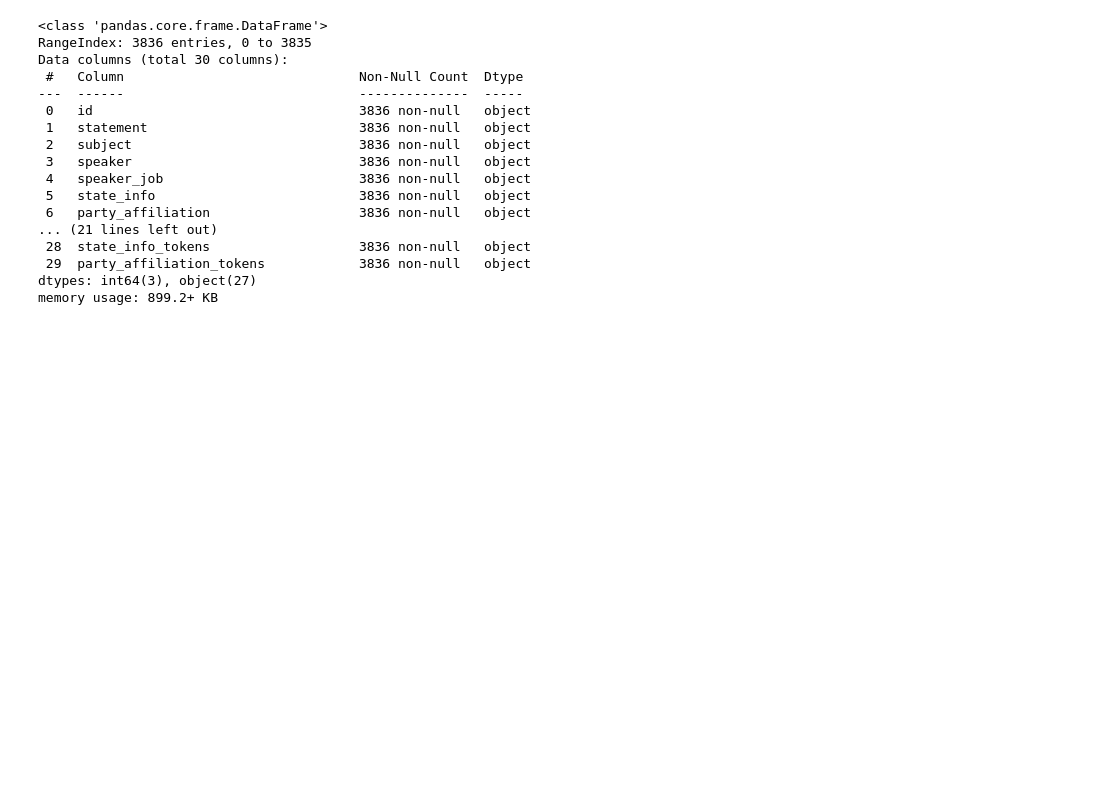
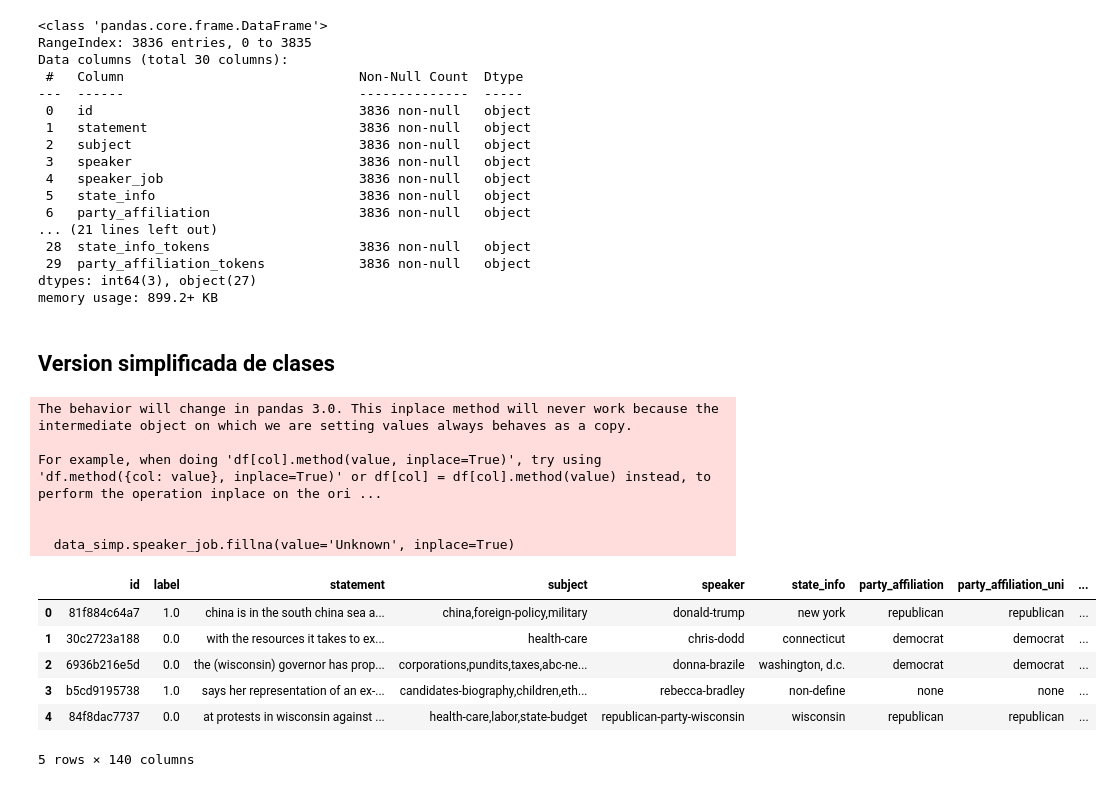
Before and after one commit to ananags/LBBYs_CH2, a Jupyter notebook: notebooks/1_analisis/1.2_preprocess.ipynb, the cells around one changed output. Cells and saved outputs as stored; diff of their text form; code cells hidden in the pictures; blank space fills up the shorter version.

```diff
--- a/notebooks/1_analisis/1.2_preprocess.ipynb
+++ b/notebooks/1_analisis/1.2_preprocess.ipynb
@@ -1220,3 +1236,62 @@ Data columns (total 30 columns):
  29  party_affiliation_tokens            3836 non-null   object
 dtypes: int64(3), object(27)
 memory usage: 899.2+ KB
+# %% [markdown]
+## Version simplificada de clases
+# %%
+data_simp = pd.read_csv("../../data/processed/train_limpieza_v1.csv")
+# %%
+data_simp = data_simp.applymap(lambda x: x.lower() if isinstance(x, str) else x)
+# %%
+def get_subjects(x):
+    return x.split(',')
+subjects = data_simp.subject.apply(get_subjects).to_list()
+subjects = [item for sublist in subjects for item in sublist]
+
+subjects = Counter(subjects)
+n=100
+top_subjects = subjects.most_common(n)
+top_keys = [key for key,count in top_subjects]
+top_values = [count for key,count in top_subjects]
+
+values = {}
+topic_cols = top_keys
+for t in topic_cols:
+    values[t] = 0
+
+data_simp = pd.concat([data_simp, pd.DataFrame(columns=topic_cols)]).fillna(value=values)
+
+def convert_subjects_to_dummies(x):
+    subjects_in_row = x.subject.split(',')
+    for t in subjects_in_row:
+        if t in top_keys:
+            x[t] = 1
+    return x
+
+data_simp = data_simp.apply(convert_subjects_to_dummies, axis=1)
+# %%
+data_simp.speaker_job.fillna(value='Unknown', inplace=True)
+
+data_simp['speaker_job']=data_simp.speaker_job.apply(lambda x: x.lower())
+
+top_speaker_jobs = data_simp.speaker_job.value_counts().head(30).index.to_list()
+
+data_simp['speaker_job'] = data_simp.speaker_job.apply(lambda x: x if x in top_speaker_jobs else 'other')
+
+speaker_jobs = data_simp.speaker_job.value_counts().index.tolist()
+data_simp = pd.get_dummies(data_simp, columns=['speaker_job'])
+data_simp.head()
+# %% [output]
+The behavior will change in pandas 3.0. This inplace method will never work because the intermediate object on which we are setting values always behaves as a copy.
+
+For example, when doing 'df[col].method(value, inplace=True)', try using 'df.method({col: value}, inplace=True)' or df[col] = df[col].method(value) instead, to perform the operation inplace on the ori ...
+
+
+  data_simp.speaker_job.fillna(value='Unknown', inplace=True)
+|  | id | label | statement | subject | speaker | state_info | party_affiliation | party_affiliation_uni | ... |
+| 0 | 81f884c64a7 | 1.0 | china is in the south china sea a... | china,foreign-policy,military | donald-trump | new york | republican | republican | ... |
+| 1 | 30c2723a188 | 0.0 | with the resources it takes to ex... | health-care | chris-dodd | connecticut | democrat | democrat | ... |
+| 2 | 6936b216e5d | 0.0 | the (wisconsin) governor has prop... | corporations,pundits,taxes,abc-ne... | donna-brazile | washington, d.c. | democrat | democrat | ... |
+| 3 | b5cd9195738 | 1.0 | says her representation of an ex-... | candidates-biography,children,eth... | rebecca-bradley | non-define | none | none | ... |
+| 4 | 84f8dac7737 | 0.0 | at protests in wisconsin against ... | health-care,labor,state-budget | republican-party-wisconsin | wisconsin | republican | republican | ... |
+5 rows × 140 columns
```
Also changed, not shown: parts of 6 cells of this notebook, 2 other files.
